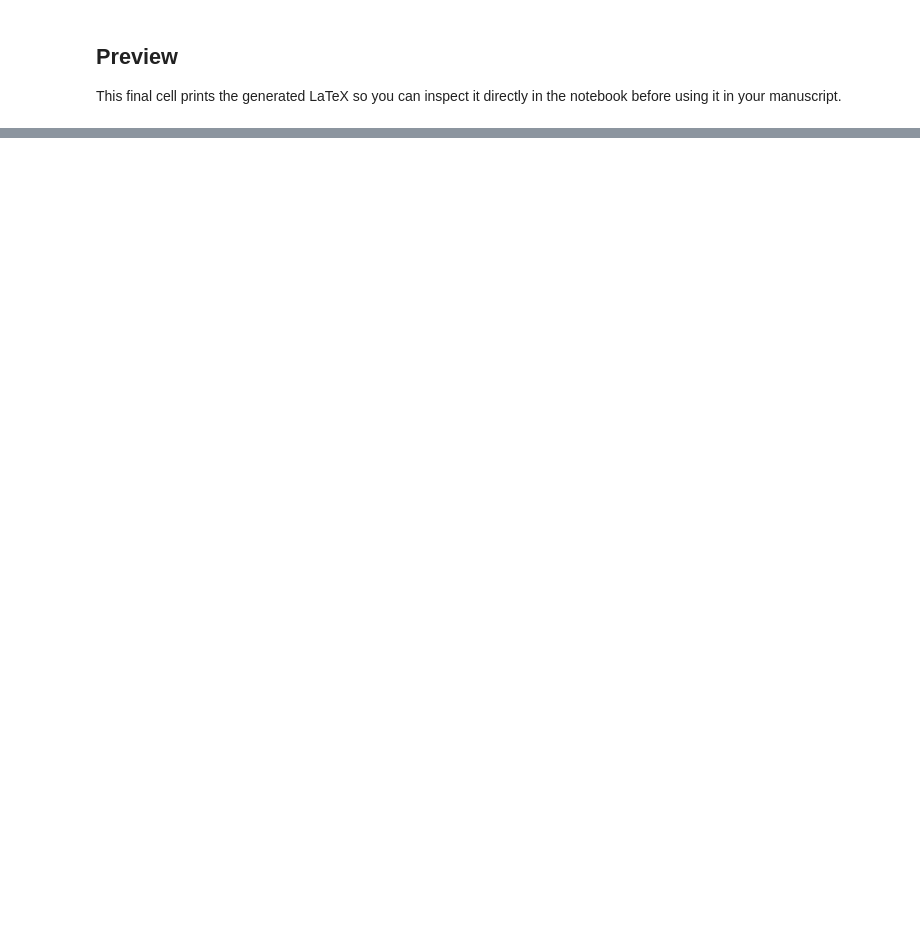
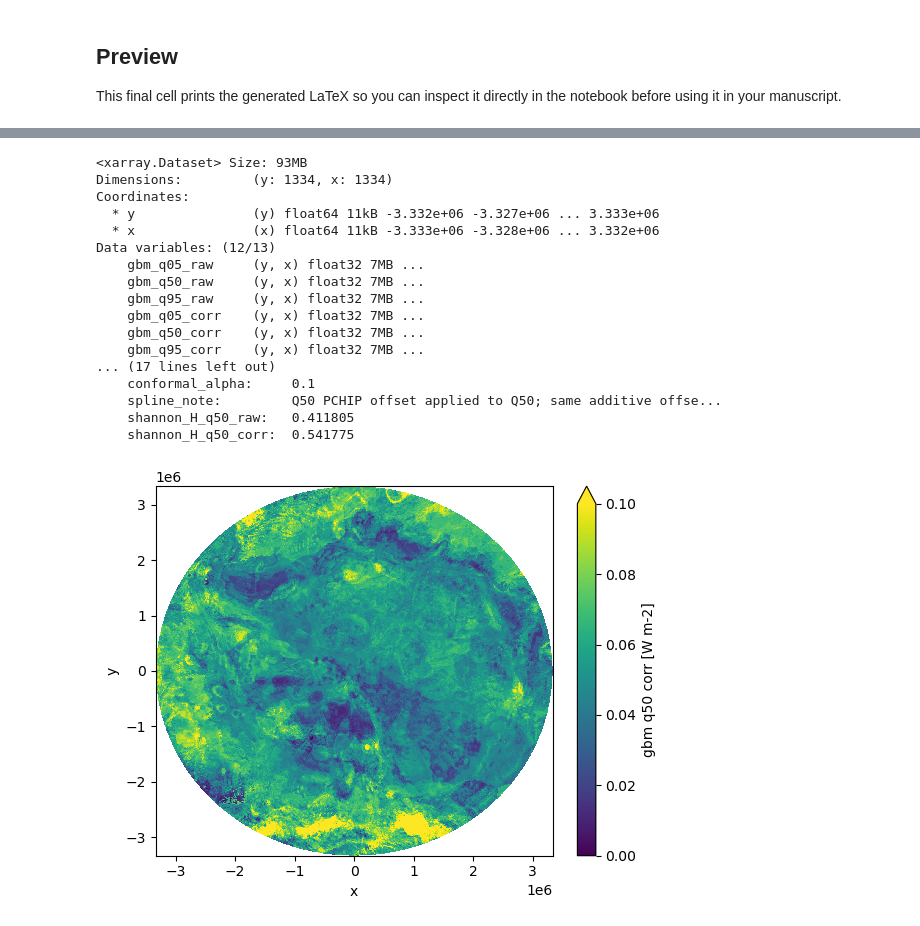
Before and after one commit to TobbeTripitaka/Aq2, a Jupyter notebook: X_EXTRAS.ipynb, the cells around one changed output, grey strips where cells are left out. Cells and saved outputs as stored; diff of their text form; code cells hidden in the pictures; blank space fills up the shorter version.

```diff
--- a/X_EXTRAS.ipynb
+++ b/X_EXTRAS.ipynb
@@ -125,0 +171,23 @@ print(out_path.read_text())
+# %%
+aq_gbm = xr.open_dataset('output/targets/Aq15_GBM_v0_3.nc')
+aq_gbm.gbm_q50_corr.plot(vmin = 0, vmax = 0.10)
+aq_gbm
+# %% [output]
+<xarray.Dataset> Size: 93MB
+Dimensions:         (y: 1334, x: 1334)
+Coordinates:
+  * y               (y) float64 11kB -3.332e+06 -3.327e+06 ... 3.333e+06
+  * x               (x) float64 11kB -3.333e+06 -3.328e+06 ... 3.332e+06
+Data variables: (12/13)
+    gbm_q05_raw     (y, x) float32 7MB ...
+    gbm_q50_raw     (y, x) float32 7MB ...
+    gbm_q95_raw     (y, x) float32 7MB ...
+    gbm_q05_corr    (y, x) float32 7MB ...
+    gbm_q50_corr    (y, x) float32 7MB ...
+    gbm_q95_corr    (y, x) float32 7MB ...
+... (17 lines left out)
+    conformal_alpha:     0.1
+    spline_note:         Q50 PCHIP offset applied to Q50; same additive offse...
+    shannon_H_q50_raw:   0.411805
+    shannon_H_q50_corr:  0.541775
+[figure, added]
```
Also changed, not shown: parts of 11 cells of this notebook, 4 other files.
